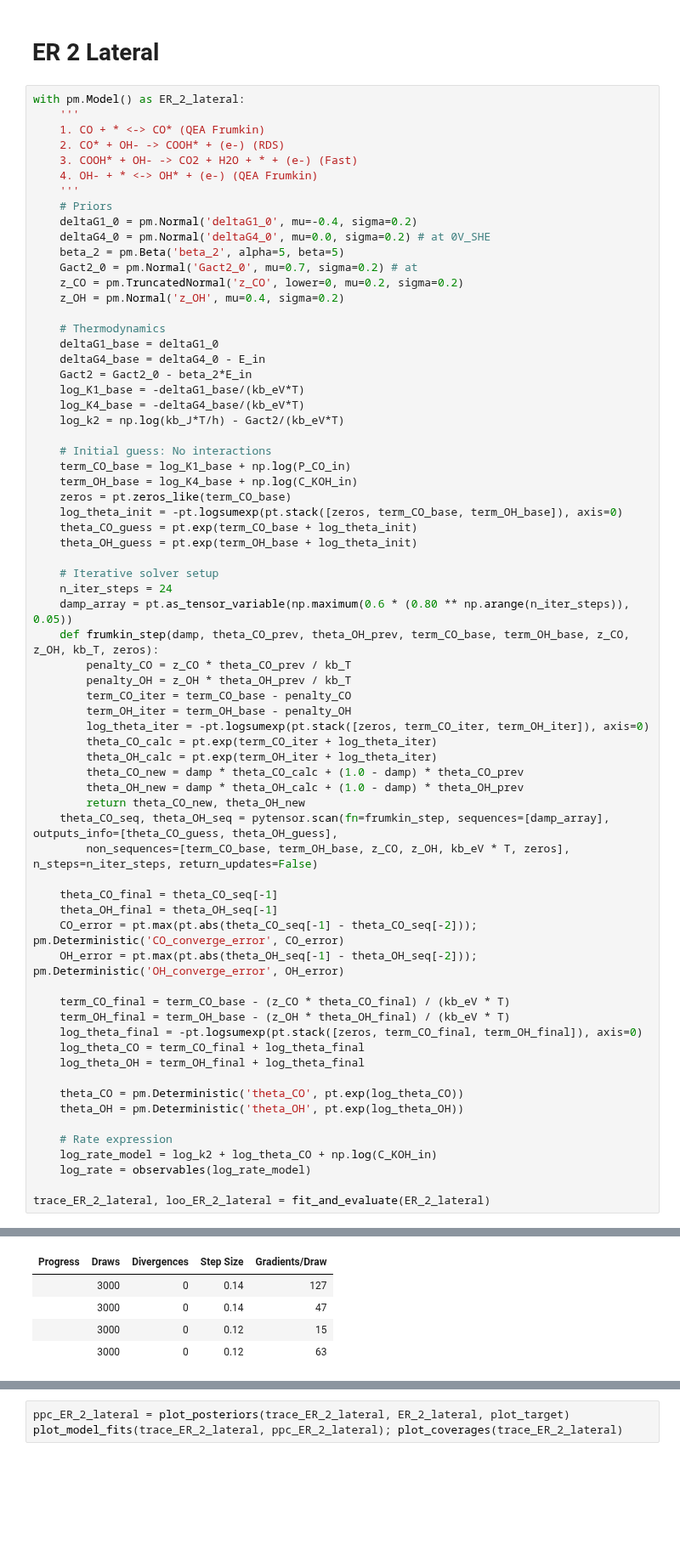
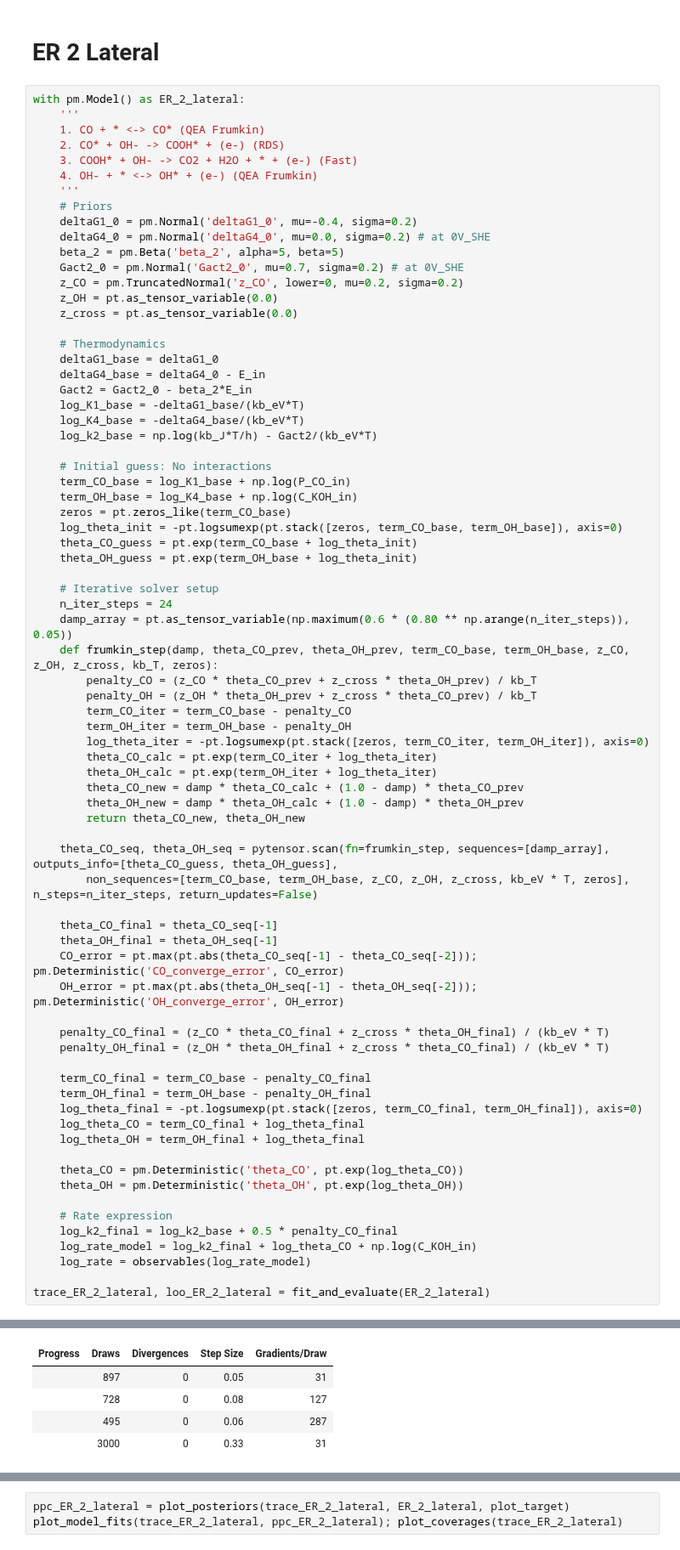
Before and after one commit to awasthivarun/MKM, a Jupyter notebook: CO_oxidation/Pt100_KOH/Pt100_KOH_lateral.ipynb, the cells around one changed output, grey strips where cells are left out. Shown at 85% size. Cells and saved outputs as stored; diff of their text form; blank space fills up the shorter version.

```diff
--- a/CO_oxidation/Pt100_KOH_lateral.ipynb
+++ b/CO_oxidation/Pt100_KOH/Pt100_KOH_lateral.ipynb
@@ -18,9 +18,10 @@ with pm.Model() as ER_2_lateral:
     deltaG1_0 = pm.Normal('deltaG1_0', mu=-0.4, sigma=0.2)
     deltaG4_0 = pm.Normal('deltaG4_0', mu=0.0, sigma=0.2) # at 0V_SHE
     beta_2 = pm.Beta('beta_2', alpha=5, beta=5)
-    Gact2_0 = pm.Normal('Gact2_0', mu=0.7, sigma=0.2) # at
+    Gact2_0 = pm.Normal('Gact2_0', mu=0.7, sigma=0.2) # at 0V_SHE
     z_CO = pm.TruncatedNormal('z_CO', lower=0, mu=0.2, sigma=0.2)
-    z_OH = pm.Normal('z_OH', mu=0.4, sigma=0.2)
+    z_OH = pt.as_tensor_variable(0.0)
+    z_cross = pt.as_tensor_variable(0.0)
 
     # Thermodynamics
     deltaG1_base = deltaG1_0
@@ -28,7 +29,7 @@ with pm.Model() as ER_2_lateral:
     Gact2 = Gact2_0 - beta_2*E_in
     log_K1_base = -deltaG1_base/(kb_eV*T)
     log_K4_base = -deltaG4_base/(kb_eV*T)
-    log_k2 = np.log(kb_J*T/h) - Gact2/(kb_eV*T)
+    log_k2_base = np.log(kb_J*T/h) - Gact2/(kb_eV*T)
 
     # Initial guess: No interactions
     term_CO_base = log_K1_base + np.log(P_CO_in)
@@ -41,9 +42,9 @@ with pm.Model() as ER_2_lateral:
     # Iterative solver setup
     n_iter_steps = 24
     damp_array = pt.as_tensor_variable(np.maximum(0.6 * (0.80 ** np.arange(n_iter_steps)), 0.05))
-    def frumkin_step(damp, theta_CO_prev, theta_OH_prev, term_CO_base, term_OH_base, z_CO, z_OH, kb_T, zeros):
-        penalty_CO = z_CO * theta_CO_prev / kb_T
-        penalty_OH = z_OH * theta_OH_prev / kb_T
+    def frumkin_step(damp, theta_CO_prev, theta_OH_prev, term_CO_base, term_OH_base, z_CO, z_OH, z_cross, kb_T, zeros):
+        penalty_CO = (z_CO * theta_CO_prev + z_cross * theta_OH_prev) / kb_T
+        penalty_OH = (z_OH * theta_OH_prev + z_cross * theta_CO_prev) / kb_T
         term_CO_iter = term_CO_base - penalty_CO
         term_OH_iter = term_OH_base - penalty_OH
         log_theta_iter = -pt.logsumexp(pt.stack([zeros, term_CO_iter, term_OH_iter]), axis=0)
@@ -52,16 +53,20 @@ with pm.Model() as ER_2_lateral:
         theta_CO_new = damp * theta_CO_calc + (1.0 - damp) * theta_CO_prev
         theta_OH_new = damp * theta_OH_calc + (1.0 - damp) * theta_OH_prev
         return theta_CO_new, theta_OH_new
+
     theta_CO_seq, theta_OH_seq = pytensor.scan(fn=frumkin_step, sequences=[damp_array], outputs_info=[theta_CO_guess, theta_OH_guess],
-        non_sequences=[term_CO_base, term_OH_base, z_CO, z_OH, kb_eV * T, zeros], n_steps=n_iter_steps, return_updates=False)
+        non_sequences=[term_CO_base, term_OH_base, z_CO, z_OH, z_cross, kb_eV * T, zeros], n_steps=n_iter_steps, return_updates=False)
 
     theta_CO_final = theta_CO_seq[-1]
     theta_OH_final = theta_OH_seq[-1]
     CO_error = pt.max(pt.abs(theta_CO_seq[-1] - theta_CO_seq[-2])); pm.Deterministic('CO_converge_error', CO_error)
     OH_error = pt.max(pt.abs(theta_OH_seq[-1] - theta_OH_seq[-2])); pm.Deterministic('OH_converge_error', OH_error)
 
-    term_CO_final = term_CO_base - (z_CO * theta_CO_final) / (kb_eV * T)
-    term_OH_final = term_OH_base - (z_OH * theta_OH_final) / (kb_eV * T)
+    penalty_CO_final = (z_CO * theta_CO_final + z_cross * theta_OH_final) / (kb_eV * T)
+    penalty_OH_final = (z_OH * theta_OH_final + z_cross * theta_CO_final) / (kb_eV * T)
+
+    term_CO_final = term_CO_base - penalty_CO_final
+    term_OH_final = term_OH_base - penalty_OH_final
     log_theta_final = -pt.logsumexp(pt.stack([zeros, term_CO_final, term_OH_final]), axis=0)
     log_theta_CO = term_CO_final + log_theta_final
     log_theta_OH = term_OH_final + log_theta_final
@@ -70,7 +75,8 @@ with pm.Model() as ER_2_lateral:
     theta_OH = pm.Deterministic('theta_OH', pt.exp(log_theta_OH))
 
     # Rate expression
-    log_rate_model = log_k2 + log_theta_CO + np.log(C_KOH_in)
+    log_k2_final = log_k2_base + 0.5 * penalty_CO_final
+    log_rate_model = log_k2_final + log_theta_CO + np.log(C_KOH_in)
     log_rate = observables(log_rate_model)
 
 trace_ER_2_lateral, loo_ER_2_lateral = fit_and_evaluate(ER_2_lateral)
@@ -84,5 +90,5 @@ Estimated Time to Completion: now
 | Progress | Draws | Divergences | Step Size | Gradients/Draw |
-|  | 3000 | 0 | 0.14 | 127 |
-|  | 3000 | 0 | 0.14 | 47 |
-|  | 3000 | 0 | 0.12 | 15 |
-|  | 3000 | 0 | 0.12 | 63 |
+|  | 897 | 0 | 0.05 | 31 |
+|  | 728 | 0 | 0.08 | 127 |
+|  | 495 | 0 | 0.06 | 287 |
+|  | 3000 | 0 | 0.33 | 31 |
```
Also changed, not shown: parts of 4 cells of this notebook, 46 other files.
